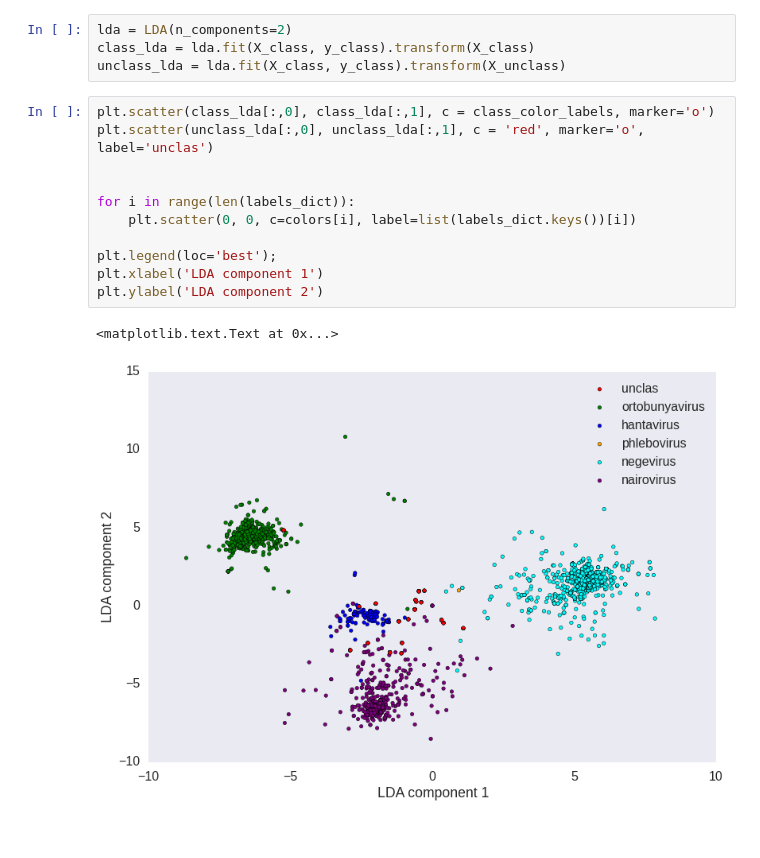
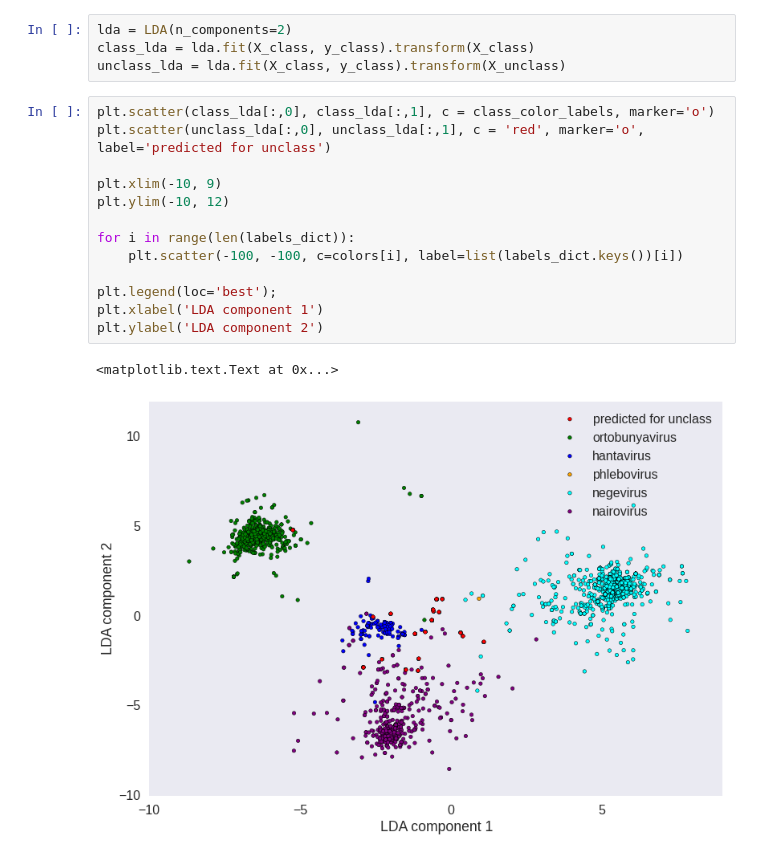
Before and after one commit to aflyax/virus_scikit, a Jupyter notebook: virus_clustering.ipynb, the cells around one changed output. Drawn from its saved outputs; the diff is of its cells as text.

```diff
--- a/virus_clustering.ipynb
+++ b/virus_clustering.ipynb
@@ -147,15 +147,17 @@ class_lda = lda.fit(X_class, y_class).transform(X_class)
 unclass_lda = lda.fit(X_class, y_class).transform(X_unclass)
 # %%
 plt.scatter(class_lda[:,0], class_lda[:,1], c = class_color_labels, marker='o')
-plt.scatter(unclass_lda[:,0], unclass_lda[:,1], c = 'red', marker='o', label='unclas')
+plt.scatter(unclass_lda[:,0], unclass_lda[:,1], c = 'red', marker='o', label='predicted for unclass')
 
+plt.xlim(-10, 9)
+plt.ylim(-10, 12)
 
 for i in range(len(labels_dict)):
-    plt.scatter(0, 0, c=colors[i], label=list(labels_dict.keys())[i])
+    plt.scatter(-100, -100, c=colors[i], label=list(labels_dict.keys())[i])
 
 plt.legend(loc='best');
 plt.xlabel('LDA component 1')
 plt.ylabel('LDA component 2')
 # %% [output]
 <matplotlib.text.Text at 0x...>
-[figure, old version]
+[figure, new version]
```
